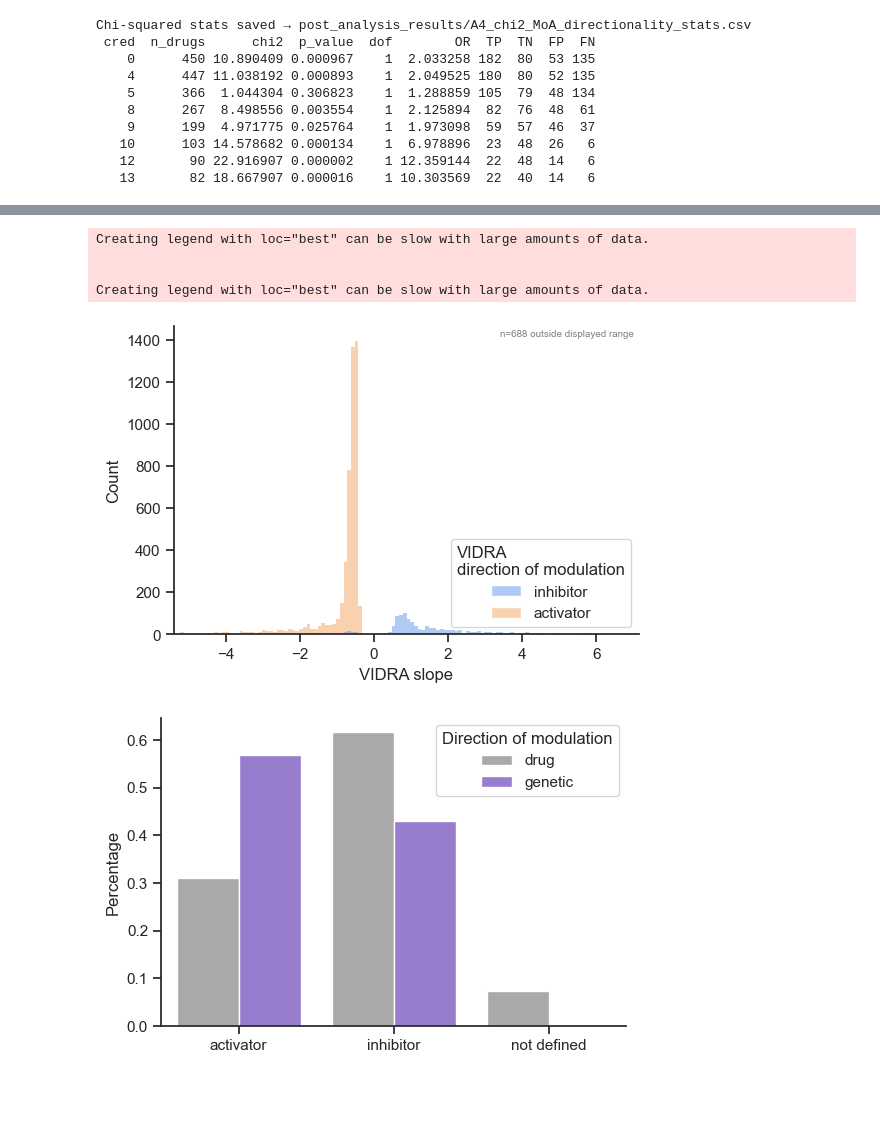
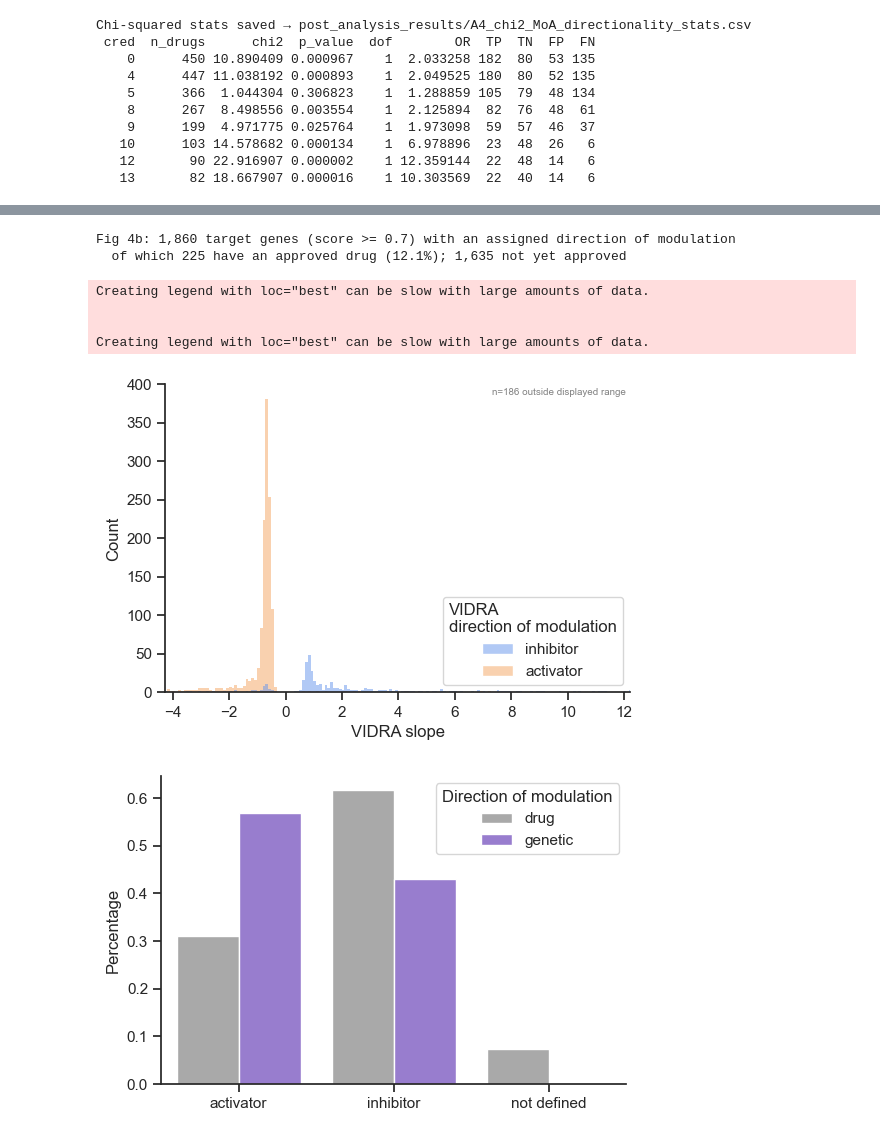
Before and after one commit to TrynkaLab/VIDRA, a Jupyter notebook: scripts/post_stat/post_analysis.ipynb, the cells around one changed output, grey strips where cells are left out. Drawn from its saved outputs; the diff is of its cells as text; code cells hidden in the pictures; blank space fills up the shorter version.

Commit message:
fix:  updates to plots and numbers from analysis 3 and 4

```diff
--- a/scripts/post_stat/post_analysis.ipynb
+++ b/scripts/post_stat/post_analysis.ipynb
@@ -1747,10 +1795,34 @@ Chi-squared stats saved → post_analysis_results/A4_chi2_MoA_directionality_sta
 # ── Figure 4b — distribution of VIDRA slopes by inferred direction ────────
 # One row per priority gene: the slope with the largest |median| (legacy-faithful,
 # confustion_matrix_ROCs_enrichment_directionality_new.py:309-311).
-df_moa["predicted"] = df_moa["gene"].isin(priority_genes["gene"])
+
+# Fig 4b gene set: genes at a chosen Therapeutic Potential Score threshold.
+SCORE_THRESHOLD = 0.7  # <- toggle (e.g. 0.6 / 0.7); re-run just this cell
+_a3_scores = pd.read_csv(os.path.join(OUT_DIR, "A3_therapeutic_potential_scores.csv"))
+priority_genes_thr = set(
+    _a3_scores.loc[_a3_scores["prediction"] >= SCORE_THRESHOLD, "gene"]
+)
+df_moa["predicted"] = df_moa["gene"].isin(priority_genes_thr)
 idx = df_moa.groupby("gene")["median"].apply(lambda x: x.abs().idxmax())
 max_abs_medians = df_moa.loc[idx]
 panel_b = max_abs_medians[max_abs_medians["predicted"]]
+print(
+    f"Fig 4b: {panel_b['gene'].nunique():,} target genes "
+    f"(score >= {SCORE_THRESHOLD}) with an assigned direction of modulation"
+)
+
+# Of those Fig 4b targets, how many already have an approved drug?
+# isApproved (gene-level, from Analysis 3's CSV) = the gene is the target of a
+# phase-4 (approved) drug. Aggregate to one flag per gene, then count within
+# the panel_b gene set.
+_approved_by_gene = _a3_scores.groupby("gene")["isApproved"].max()
+_panel_genes = panel_b["gene"].unique()
+_n_approved = int(_approved_by_gene.reindex(_panel_genes).fillna(0).sum())
+print(
+    f"  of which {_n_approved:,} have an approved drug "
+    f"({_n_approved / len(_panel_genes):.1%}); "
+    f"{len(_panel_genes) - _n_approved:,} not yet approved"
+)
 
 # Clip display to the 5th-95th percentile: the new pipeline produces a few
 # extreme slopes (|slope| up to ~10^3) that otherwise compress the bulk of
@@ -1758,38 +1830,40 @@ panel_b = max_abs_medians[max_abs_medians["predicted"]]
 lo, hi = panel_b["median"].quantile([0.05, 0.95])
 n_out = int(((panel_b["median"] < lo) | (panel_b["median"] > hi)).sum())
 
 fig, ax = plt.subplots(figsize=(6, 4))
 sns.histplot(
     data=panel_b,
     x="median",
     hue="MoA_AS",
     hue_order=["inhibitor", "activator"],
     palette={"inhibitor": "cornflowerblue", "activator": "sandybrown"},
     binwidth=0.1,
     ax=ax,
 )
 ax.set_xlim(lo, hi)
 ax.set_xlabel("VIDRA slope")
 ax.set_ylabel("Count")
 leg = ax.get_legend()
 if leg is not None:
     leg.set_title("VIDRA\ndirection of modulation")
 if n_out:
     ax.text(0.99, 0.99, f"n={n_out} outside displayed range",
             transform=ax.transAxes, ha="right", va="top",
             fontsize=7, color="grey")
 fig.savefig(
     os.path.join(OUT_DIR, "A4_slope_distribution_by_direction.pdf"),
     dpi=600,
     bbox_inches="tight",
 )
 plt.show()
 # %% [output]
-Creating legend with loc="best" can be slow with large amounts of data.
-
-
-Creating legend with loc="best" can be slow with large amounts of data.
+Fig 4b: 1,860 target genes (score >= 0.7) with an assigned direction of modulation
+  of which 225 have an approved drug (12.1%); 1,635 not yet approved
+Creating legend with loc="best" can be slow with large amounts of data.
+
+
+Creating legend with loc="best" can be slow with large amounts of data.
-[figure, old version]
+[figure, new version]
 # %%
 # ── Figure 4c — direction of modulation: drug annotation vs VIDRA ─────────
 # Drug (external annotation): proportions across ALL drug-target MoA calls.
```
Also changed, not shown: parts of 11 cells of this notebook.
